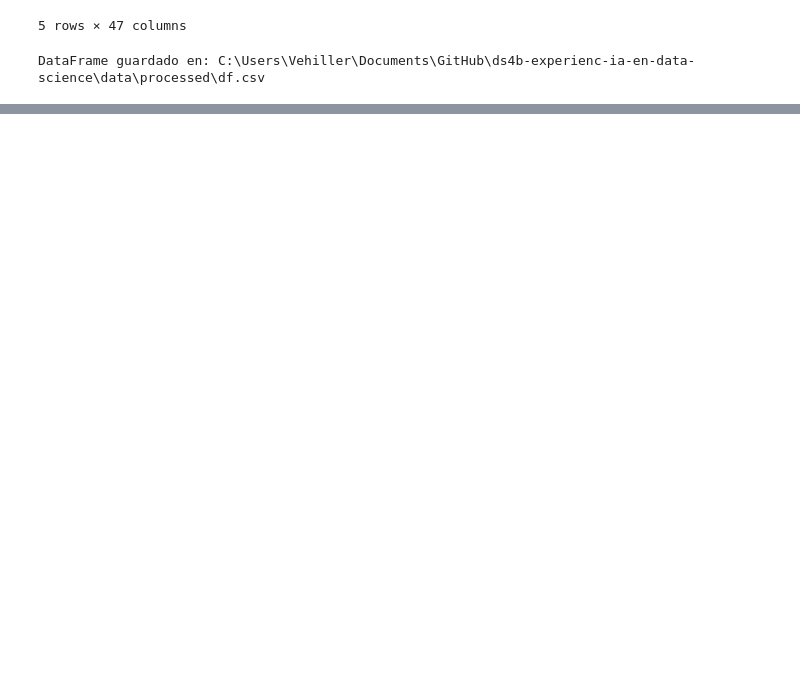
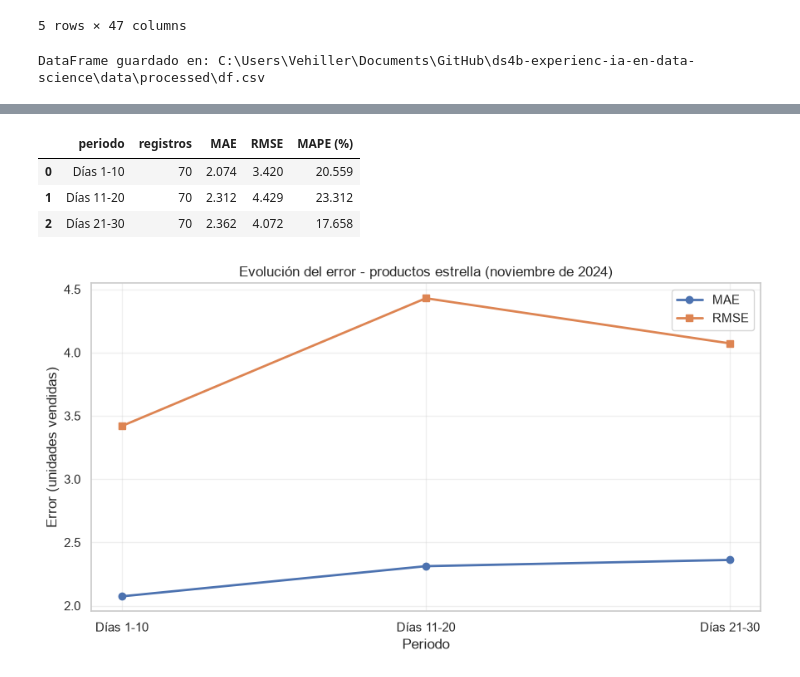
Before and after one commit to vehiller/ds4b-experienc-ia-en-data-science, a Jupyter notebook: notebooks/entrenamiento.ipynb, the cells around one changed output, grey strips where cells are left out. Cells and saved outputs as stored; diff of their text form; code cells hidden in the pictures; blank space fills up the shorter version.

```diff
--- a/notebooks/entrenamiento.ipynb
+++ b/notebooks/entrenamiento.ipynb
@@ -799,0 +948,51 @@ DataFrame guardado en: C:\Users\Vehiller\Documents\GitHub\ds4b-experienc-ia-en-d
+# %%
+# Evaluar la evolución del error en tres periodos de diez días.
+datos_periodos = noviembre_2024.loc[noviembre_2024['es_estrella']].copy()
+datos_periodos['periodo'] = pd.cut(
+    pd.to_datetime(datos_periodos['fecha']).dt.day,
+    bins=[0, 10, 20, 30],
+    labels=['Días 1-10', 'Días 11-20', 'Días 21-30'],
+)
+
+metricas_por_periodo = []
+for periodo, grupo in datos_periodos.groupby('periodo', observed=True, sort=True):
+    metricas_por_periodo.append({
+        'periodo': str(periodo),
+        'registros': len(grupo),
+        'MAE': mean_absolute_error(
+            grupo['unidades_vendidas'], grupo['prediccion_unidades']
+        ),
+        'RMSE': np.sqrt(mean_squared_error(
+            grupo['unidades_vendidas'], grupo['prediccion_unidades']
+        )),
+        'MAPE (%)': 100 * mean_absolute_percentage_error(
+            grupo['unidades_vendidas'], grupo['prediccion_unidades']
+        ),
+    })
+
+metricas_periodo_df = pd.DataFrame(metricas_por_periodo)
+display(metricas_periodo_df.round(3))
+
+# MAE y RMSE comparten la unidad de la target y se comparan en el mismo eje.
+fig, ax = plt.subplots(figsize=(9, 5))
+ax.plot(
+    metricas_periodo_df['periodo'], metricas_periodo_df['MAE'],
+    marker='o', linewidth=2, label='MAE',
+)
+ax.plot(
+    metricas_periodo_df['periodo'], metricas_periodo_df['RMSE'],
+    marker='s', linewidth=2, label='RMSE',
+)
+ax.set_title('Evolución del error - productos estrella (noviembre de 2024)')
+ax.set_xlabel('Periodo')
+ax.set_ylabel('Error (unidades vendidas)')
+ax.legend()
+ax.grid(True, alpha=0.3)
+plt.tight_layout()
+plt.show()
+# %% [output]
+|  | periodo | registros | MAE | RMSE | MAPE (%) |
+| 0 | Días 1-10 | 70 | 2.074 | 3.420 | 20.559 |
+| 1 | Días 11-20 | 70 | 2.312 | 4.429 | 23.312 |
+| 2 | Días 21-30 | 70 | 2.362 | 4.072 | 17.658 |
+[figure, added]
```
Also changed, not shown: parts of 8 cells of this notebook, 2 other files.
